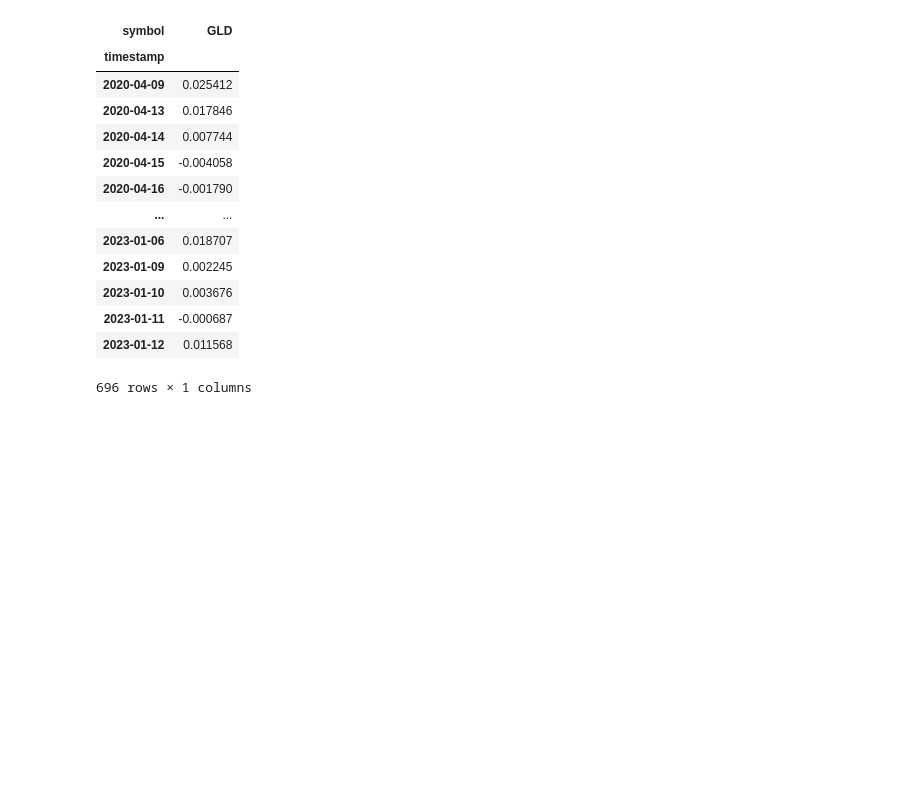
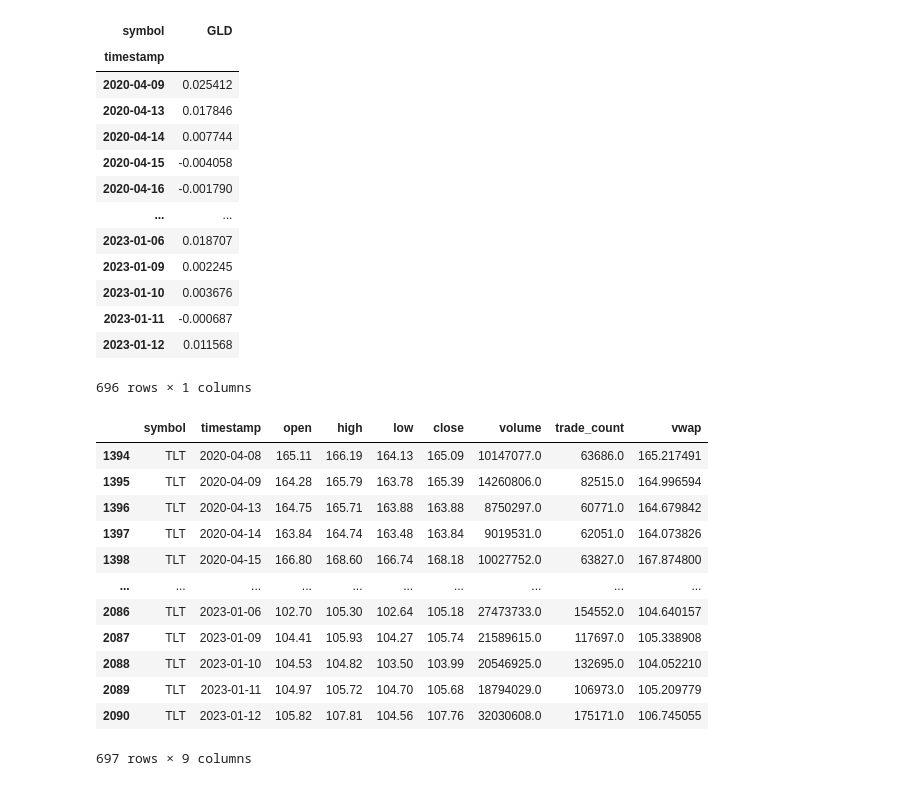
Before and after one commit to jordan-gilmartin/Alpaca-API-Data, a Jupyter notebook: Alpaca-API-Data.ipynb, the cells around one changed output. Drawn from its saved outputs; the diff is of its cells as text; code cells hidden in the pictures; blank space fills up the shorter version.

```diff
--- a/Alpaca-API-Data.ipynb
+++ b/Alpaca-API-Data.ipynb
@@ -499,3 +499,21 @@ gld_daily
 | 2023-01-11 | -0.000687 |
 | 2023-01-12 | 0.011568 |
 696 rows × 1 columns
+# %%
+# Subset of TLT only
+tlt_df = stock_df.loc[(stock_df.symbol == 'TLT'), :]
+tlt_df
+# %% [output]
+|  | symbol | timestamp | open | high | low | close | volume | trade_count | vwap |
+| 1394 | TLT | 2020-04-08 | 165.11 | 166.19 | 164.13 | 165.09 | 10147077.0 | 63686.0 | 165.217491 |
+| 1395 | TLT | 2020-04-09 | 164.28 | 165.79 | 163.78 | 165.39 | 14260806.0 | 82515.0 | 164.996594 |
+| 1396 | TLT | 2020-04-13 | 164.75 | 165.71 | 163.88 | 163.88 | 8750297.0 | 60771.0 | 164.679842 |
+| 1397 | TLT | 2020-04-14 | 163.84 | 164.74 | 163.48 | 163.84 | 9019531.0 | 62051.0 | 164.073826 |
+| 1398 | TLT | 2020-04-15 | 166.80 | 168.60 | 166.74 | 168.18 | 10027752.0 | 63827.0 | 167.874800 |
+| ... | ... | ... | ... | ... | ... | ... | ... | ... | ... |
+| 2086 | TLT | 2023-01-06 | 102.70 | 105.30 | 102.64 | 105.18 | 27473733.0 | 154552.0 | 104.640157 |
+| 2087 | TLT | 2023-01-09 | 104.41 | 105.93 | 104.27 | 105.74 | 21589615.0 | 117697.0 | 105.338908 |
+| 2088 | TLT | 2023-01-10 | 104.53 | 104.82 | 103.50 | 103.99 | 20546925.0 | 132695.0 | 104.052210 |
+| 2089 | TLT | 2023-01-11 | 104.97 | 105.72 | 104.70 | 105.68 | 18794029.0 | 106973.0 | 105.209779 |
+| 2090 | TLT | 2023-01-12 | 105.82 | 107.81 | 104.56 | 107.76 | 32030608.0 | 175171.0 | 106.745055 |
+697 rows × 9 columns
```
